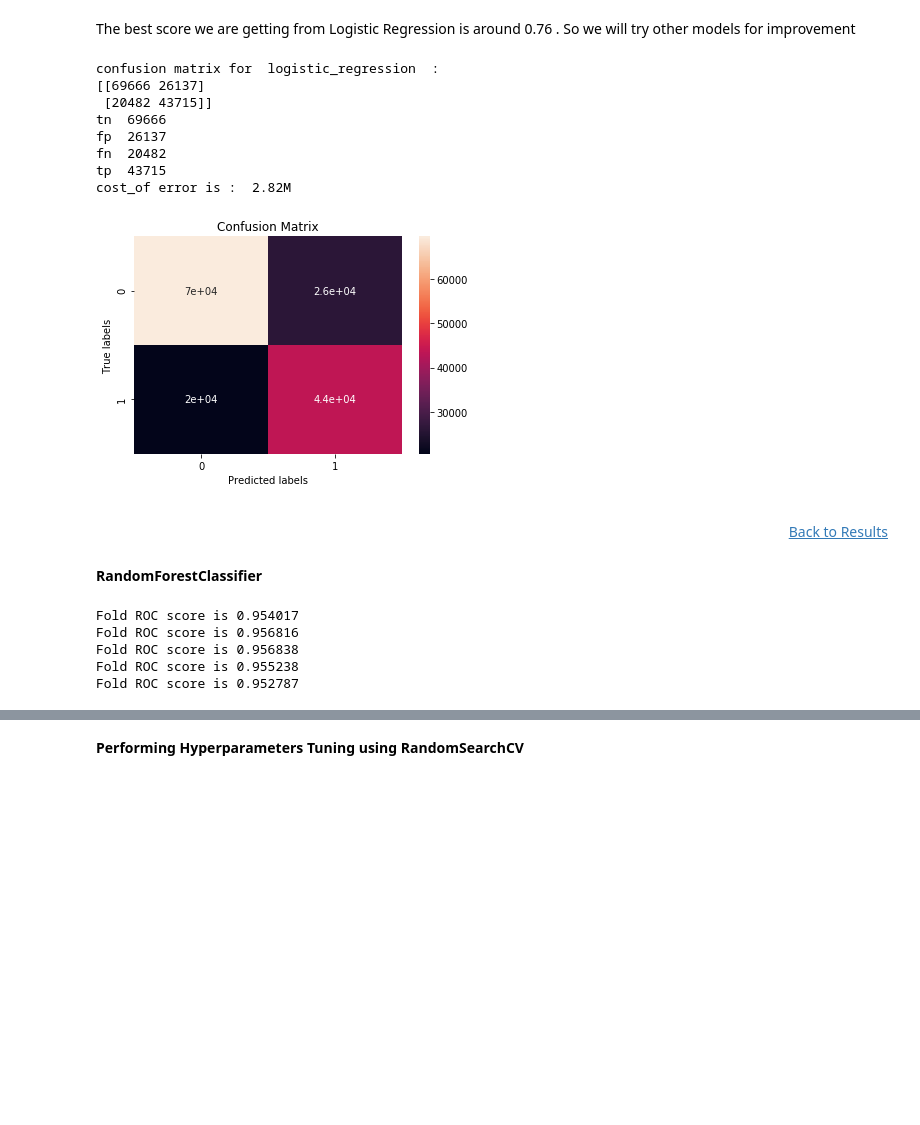
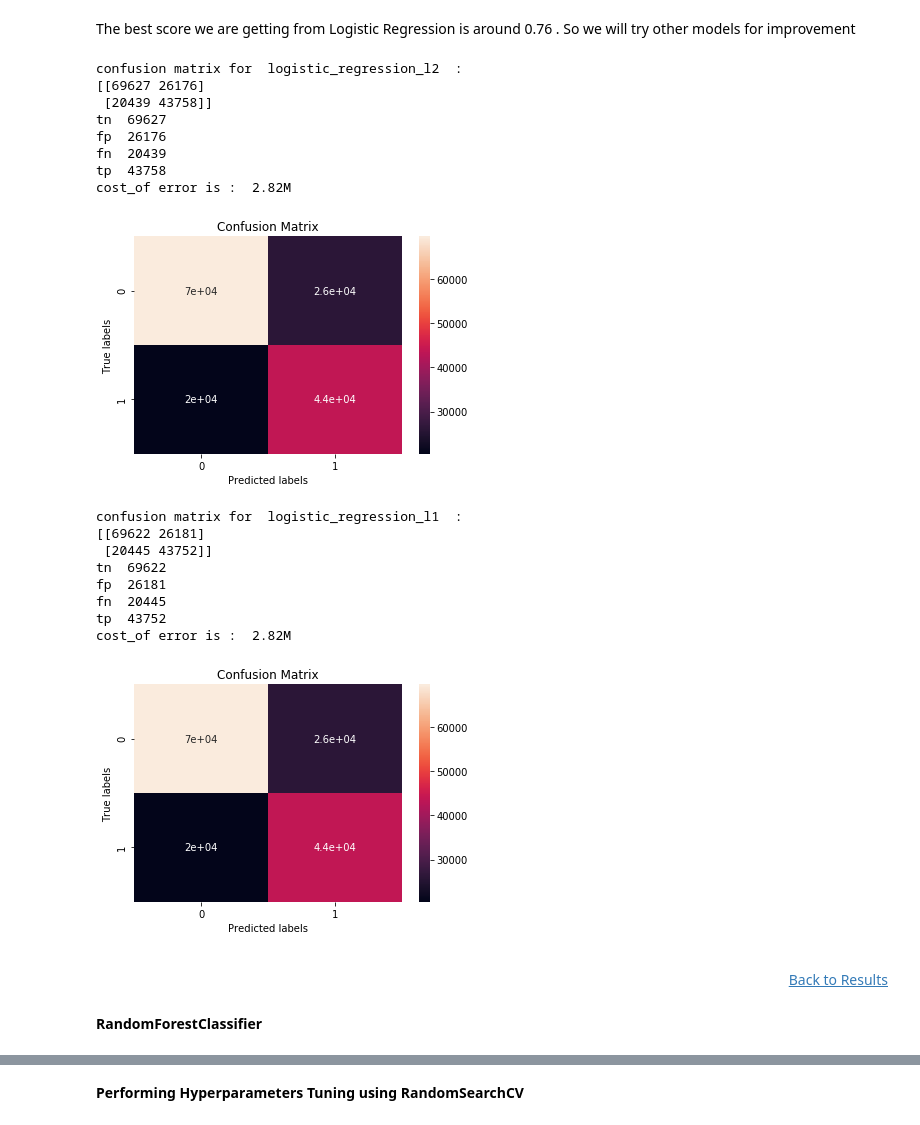
Before and after one commit to tanvi-arora/usecases, a Jupyter notebook: Finalproj/WriteUp_Combine_V5.ipynb, the cells around one changed output, grey strips where cells are left out. Drawn from its saved outputs; the diff is of its cells as text; code cells hidden in the pictures; blank space fills up the shorter version.

```diff
--- a/Finalproj/WriteUp_Combine_V5.ipynb
+++ b/Finalproj/WriteUp_Combine_V5.ipynb
@@ -897,17 +930,29 @@ Fold ROC score of  Logistic REgression Hypertuned Model is 0.760514
 # %% [markdown]
 The best score we are getting from Logistic Regression is around 0.76 . So we will try other models for improvement
 # %%
-get_confusion_matrix(train_data,target_data,logreg4,'logistic_regression')
+get_confusion_matrix(train_data,target_data,logreg4,'logistic_regression_l2')
 # %% [output]
-confusion matrix for  logistic_regression  :
-[[69666 26137]
- [20482 43715]]
-tn  69666
-fp  26137
-fn  20482
-tp  43715
+confusion matrix for  logistic_regression_l2  :
+[[69627 26176]
+ [20439 43758]]
+tn  69627
+fp  26176
+fn  20439
+tp  43758
 cost_of error is :  2.82M
 [figure]
+# %%
+get_confusion_matrix(train_data,target_data,logreg3,'logistic_regression_l1')
+# %% [output]
+confusion matrix for  logistic_regression_l1  :
+[[69622 26181]
+ [20445 43752]]
+tn  69622
+fp  26181
+fn  20445
+tp  43752
+cost_of error is :  2.82M
+[figure, added]
 # %% [markdown]
 <a id="randomforestcode"></a>
 <div style="text-align: right"><a href="#randomforestresults">Back to Results</a></div>
@@ -915,15 +960,3 @@ cost_of error is :  2.82M
 #### RandomForestClassifier
 # %%
 baseRfModel = make_pipeline(StandardScaler(), RandomForestClassifier(random_state=999, n_jobs=-1,  class_weight='balanced'))
-# %%
-baseRf_oof_predict=np.zeros(data.shape[0])
-for train_idx, test_idx in rf_Kfold.split(data):
-    baseRfModel.fit(train_data.loc[train_idx],target_data.loc[train_idx])
-    baseRf_oof_predict[test_idx]=baseRfModel.predict_proba(train_data.loc[test_idx])[:,1]
-    print("Fold ROC score of RandomForest is %f" % roc_auc_score(target_data[test_idx],baseRf_oof_predict[test_idx]))
-# %% [output]
-Fold ROC score is 0.954017
-Fold ROC score is 0.956816
-Fold ROC score is 0.956838
-Fold ROC score is 0.955238
-Fold ROC score is 0.952787
```
Also changed, not shown: parts of 21 cells of this notebook, 3 other files.
